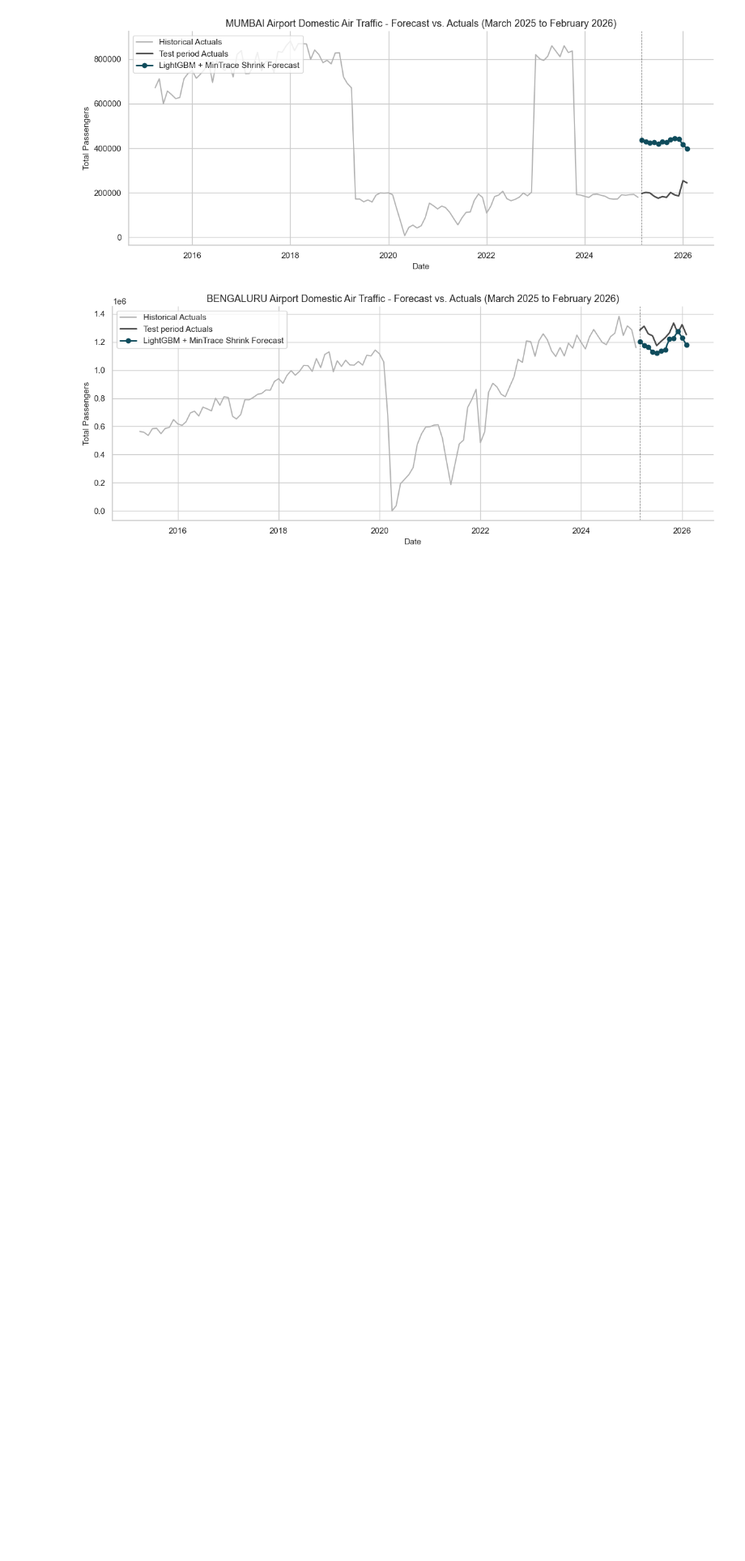
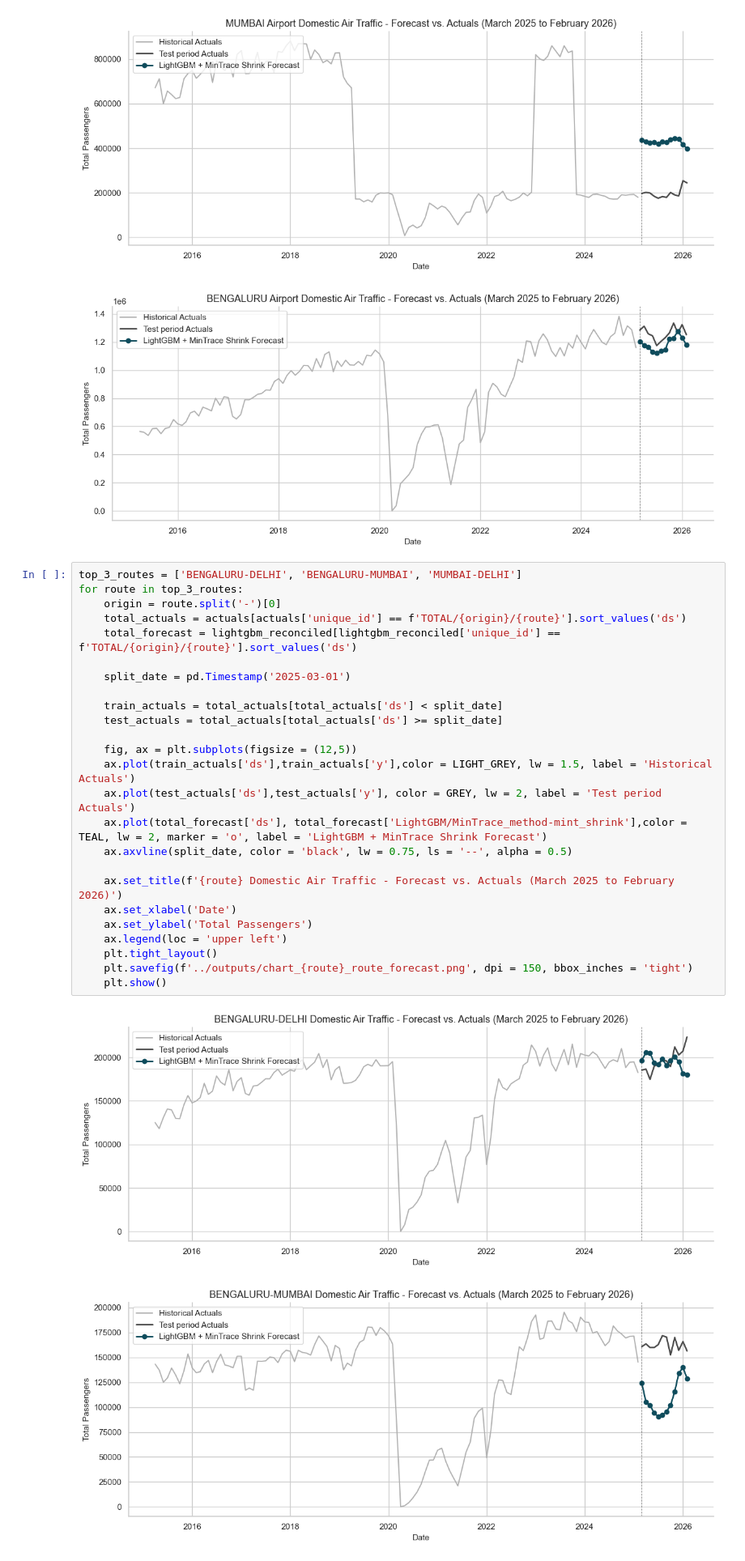
Before and after one commit to rahulmohandas11/india-air-traffic-forecast, a Jupyter notebook: notebooks/06_visualizations.ipynb, the cells around one changed output. Shown at 81% size. Cells and saved outputs as stored; diff of their text form; blank space fills up the shorter version.

```diff
--- a/notebooks/06_visualizations.ipynb
+++ b/notebooks/06_visualizations.ipynb
@@ -119,3 +119,31 @@ for airport in airports:
 [figure]
 [figure]
 [figure]
+# %%
+top_3_routes = ['BENGALURU-DELHI', 'BENGALURU-MUMBAI', 'MUMBAI-DELHI']
+for route in top_3_routes:
+    origin = route.split('-')[0]
+    total_actuals = actuals[actuals['unique_id'] == f'TOTAL/{origin}/{route}'].sort_values('ds')
+    total_forecast = lightgbm_reconciled[lightgbm_reconciled['unique_id'] == f'TOTAL/{origin}/{route}'].sort_values('ds')
+
+    split_date = pd.Timestamp('2025-03-01')
+
+    train_actuals = total_actuals[total_actuals['ds'] < split_date]
+    test_actuals = total_actuals[total_actuals['ds'] >= split_date]
+
+    fig, ax = plt.subplots(figsize = (12,5))
+    ax.plot(train_actuals['ds'],train_actuals['y'],color = LIGHT_GREY, lw = 1.5, label = 'Historical Actuals')
+    ax.plot(test_actuals['ds'],test_actuals['y'], color = GREY, lw = 2, label = 'Test period Actuals')
+    ax.plot(total_forecast['ds'], total_forecast['LightGBM/MinTrace_method-mint_shrink'],color = TEAL, lw = 2, marker = 'o', label = 'LightGBM + MinTrace Shrink Forecast')
+    ax.axvline(split_date, color = 'black', lw = 0.75, ls = '--', alpha = 0.5)
+
+    ax.set_title(f'{route} Domestic Air Traffic - Forecast vs. Actuals (March 2025 to February 2026)')
+    ax.set_xlabel('Date')
+    ax.set_ylabel('Total Passengers')
+    ax.legend(loc = 'upper left')
+    plt.tight_layout()
+    plt.savefig(f'../outputs/chart_{route}_route_forecast.png', dpi = 150, bbox_inches = 'tight')
+    plt.show()
+# %% [output]
+[figure, added]
+[figure, added]
```
Also changed, not shown: parts of 1 cell of this notebook, 1 other file.
